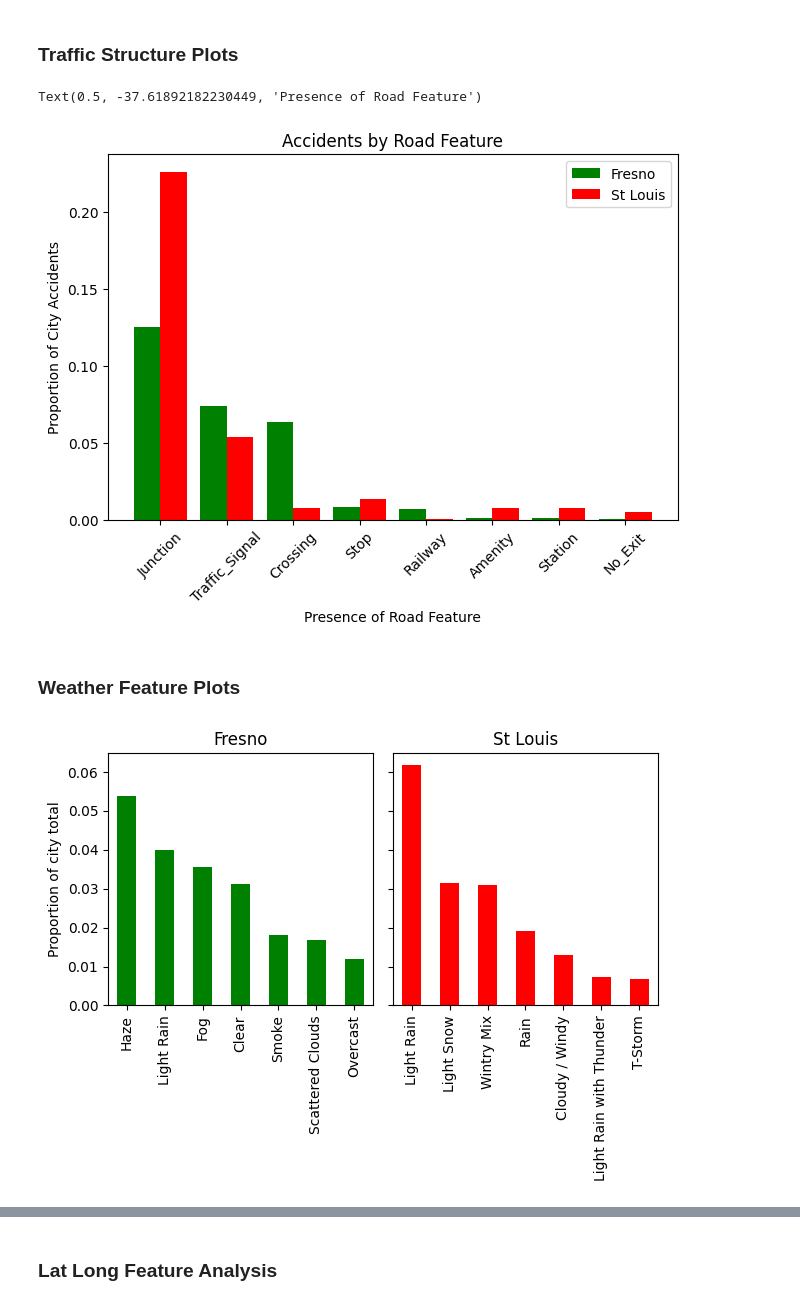
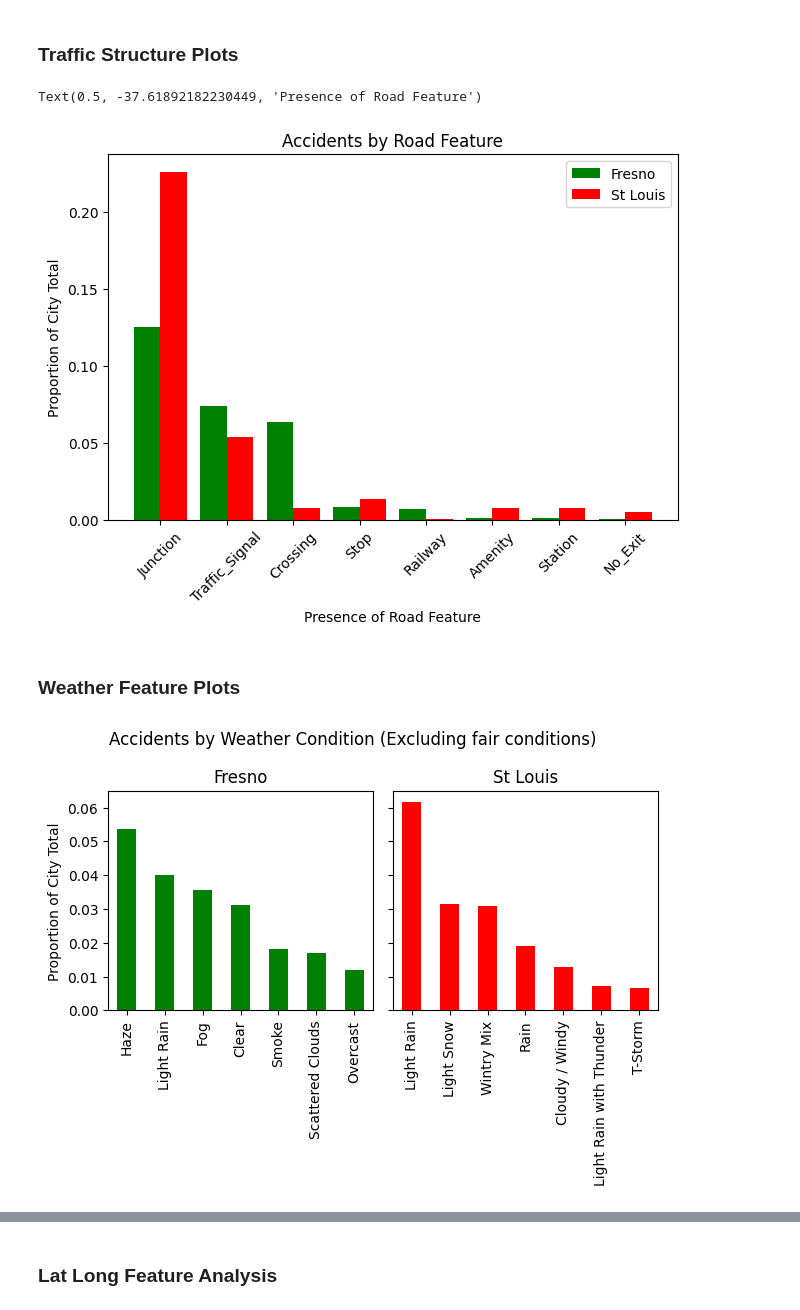
Before and after one commit to ethygers/vol3-data-and-modeling, a Jupyter notebook: superlative_cities.ipynb, the cells around one changed output, grey strips where cells are left out. Drawn from its saved outputs; the diff is of its cells as text; code cells hidden in the pictures.

```diff
--- a/superlative_cities.ipynb
+++ b/superlative_cities.ipynb
@@ -168,31 +168,31 @@ plt.legend()
 plt.tight_layout()
 
 plt.title('Accidents by Road Feature')
-plt.ylabel('Proportion of City Accidents')
+plt.ylabel('Proportion of City Total')
 plt.xlabel('Presence of Road Feature')
 # %% [output]
 Text(0.5, -37.61892182230449, 'Presence of Road Feature')
-[figure, old version]
+[figure, new version]
 # %% [markdown]
 ### Weather Feature Plots
 # %%
 props_fresno = fresno["Weather_Condition"].value_counts() / fresno.shape[0]
 top_fresno= props_fresno.iloc[4:11]
 
 props_stlouis = stlouis["Weather_Condition"].value_counts() / stlouis.shape[0]
 top_stlouis = props_stlouis.iloc[4:11]
 
 fig, axes = plt.subplots(1, 2, sharey=True)
 top_fresno.plot(kind='bar', ax=axes[0], color='g')
 axes[0].set_title("Fresno")
-axes[0].set_ylabel("Proportion of city total")
+axes[0].set_ylabel("Proportion of City Total")
 axes[0].set_xlabel(None)
 
 top_stlouis.plot(kind='bar', ax=axes[1], color='r')
 axes[1].set_title("St Louis")
 axes[1].set_xlabel(None)
 
-
+plt.suptitle("Accidents by Weather Condition (Excluding fair conditions)")
 plt.tight_layout()
 # %% [output]
-[figure, old version]
+[figure, new version]
```
Also changed, not shown: parts of 1 cell of this notebook.
